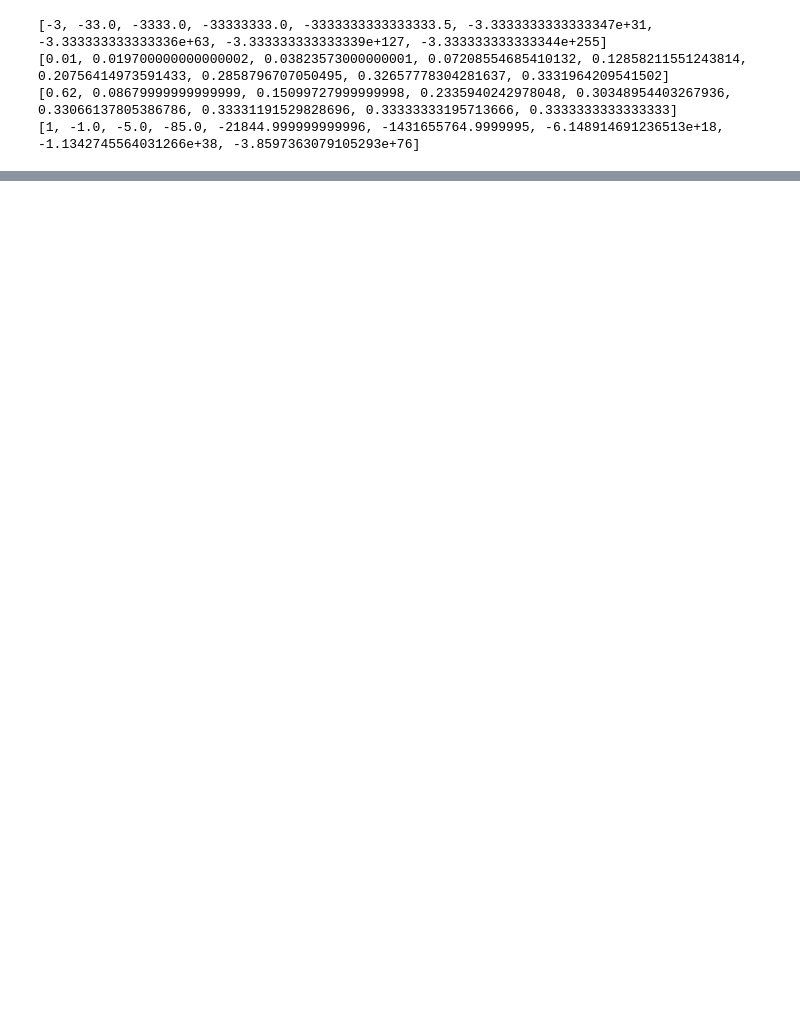
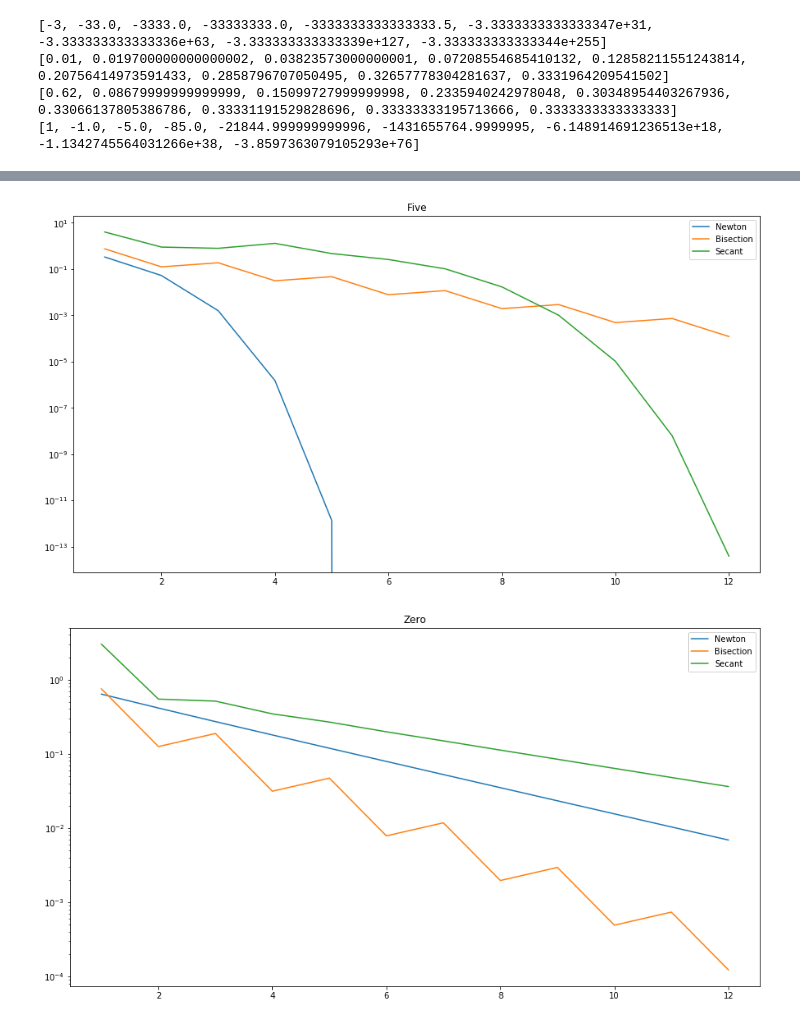
Before and after one commit to goalon/MNLab, a Jupyter notebook: 5.ipynb, the cells around one changed output, grey strips where cells are left out. Saved outputs shown, nothing was run; the diff lists cells and outputs as text; code cells hidden in the pictures; blank space fills up the shorter version.

```diff
--- a/5.ipynb
+++ b/5.ipynb
@@ -109,0 +171,62 @@ print(bisection(f3, -5, 5, 20))
+# %%
+# 5.8.
+
+
+def secant(
+        fun: Callable[[float], float],
+        x0: float,
+        x1: float,
+        iter_num: int
+) -> List[float]:
+    y = [x0, x1]
+    for i in range(iter_num - 1):
+        x = x1 - fun(x1) * (x1 - x0) / (fun(x1) - fun(x0))
+        y.append(x)
+        x0 = x1
+        x1 = x
+
+    return y
+# %%
+# 5.9.
+
+
+figure(figsize=(15, 8))
+yscale("log")
+x_axis = range(1, 13)
+y_axis = []
+for elem_x in x_axis:
+    y_axis.append(newton(f1, d1, 6, elem_x)[-1] - 5)
+plot(x_axis, y_axis)
+y_axis = []
+for elem_x in x_axis:
+    y_axis.append(abs(bisection(f1, 2, 7, elem_x)[-1] - 5))
+plot(x_axis, y_axis)
+y_axis = []
+for elem_x in x_axis:
+    y_axis.append(abs(secant(f1, 4, 9, elem_x)[-1] - 5))
+plot(x_axis, y_axis)
+title("Five")
+legend(["Newton", "Bisection", "Secant"])
+show()
+
+figure(figsize=(15, 8))
+yscale("log")
+x_axis = range(1, 13)
+y_axis = []
+for elem_x in x_axis:
+    y_axis.append(newton(f1, d1, 1, elem_x)[-1])
+plot(x_axis, y_axis)
+y_axis = []
+for elem_x in x_axis:
+    y_axis.append(abs(bisection(f1, -2, 3, elem_x)[-1]))
+plot(x_axis, y_axis)
+y_axis = []
+for elem_x in x_axis:
+    y_axis.append(abs(secant(f1, -2, 3, elem_x)[-1]))
+plot(x_axis, y_axis)
+title("Zero")
+legend(["Newton", "Bisection", "Secant"])
+show()
+# %% [output]
+[figure, added]
+[figure, added]
```
Also changed, not shown: parts of 4 cells of this notebook.
